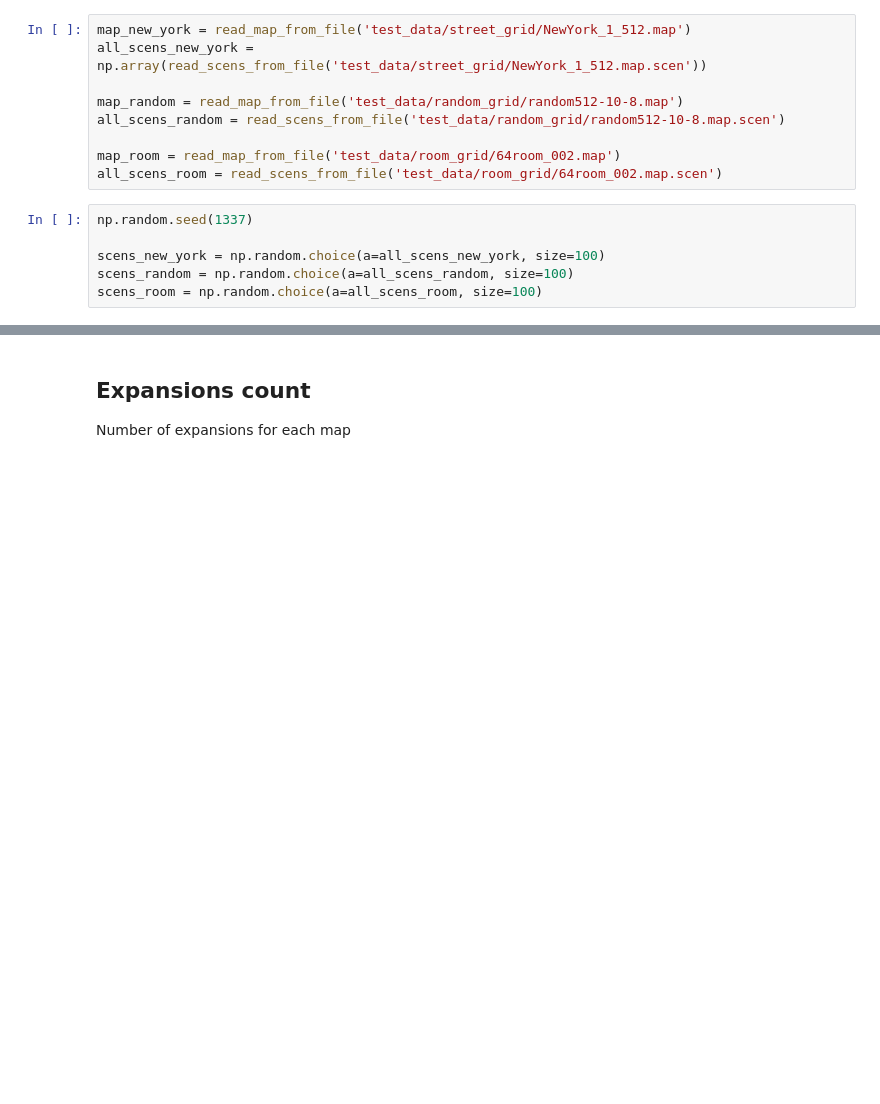
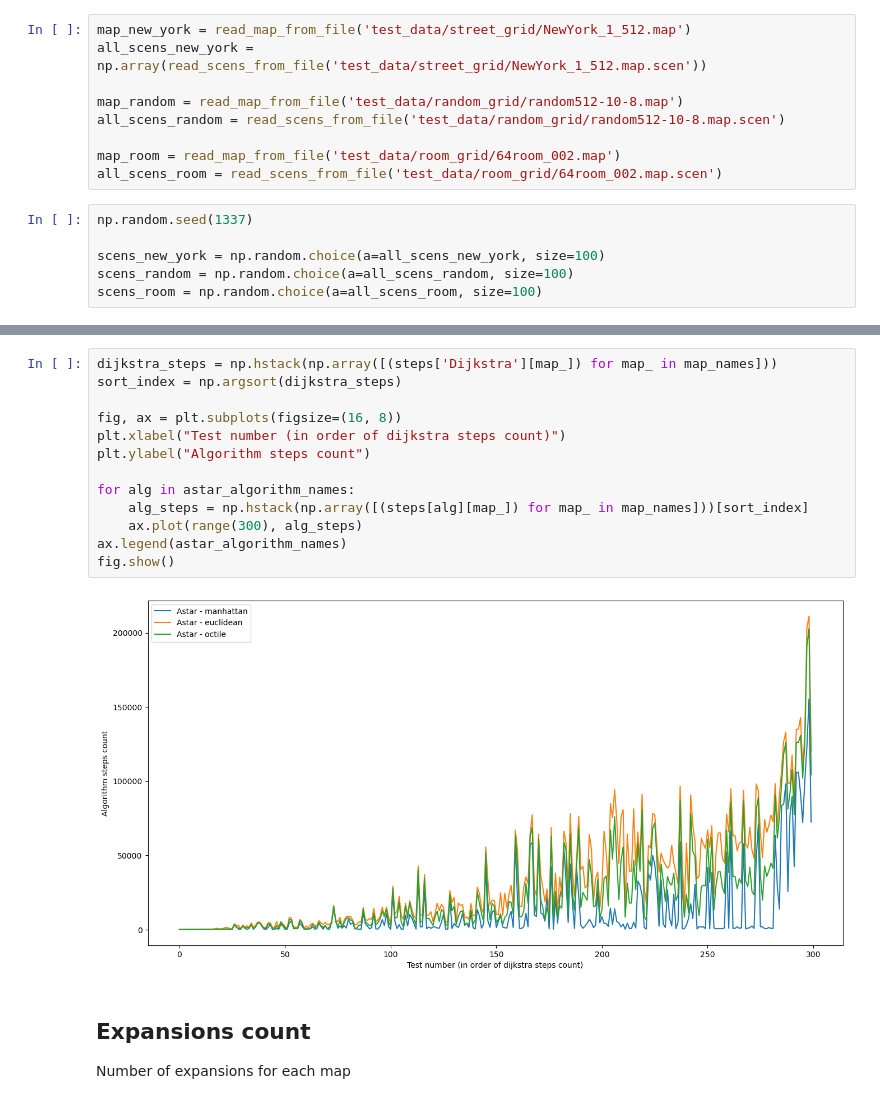
Before and after one commit to nadiaroschina/benchmarking_astar, a Jupyter notebook: lab04-benchmarking.ipynb, the cells around one changed output, grey strips where cells are left out. Saved outputs shown, nothing was run; the diff lists cells and outputs as text; blank space fills up the shorter version.

```diff
--- a/lab04-benchmarking.ipynb
+++ b/lab04-benchmarking.ipynb
@@ -631,3 +624,18 @@ for i, map_name in enumerate(map_names):
+# %%
+dijkstra_steps = np.hstack(np.array([(steps['Dijkstra'][map_]) for map_ in map_names]))
+sort_index = np.argsort(dijkstra_steps)
+
+fig, ax = plt.subplots(figsize=(16, 8))
+plt.xlabel("Test number (in order of dijkstra steps count)")
+plt.ylabel("Algorithm steps count")
+
+for alg in astar_algorithm_names:
+    alg_steps = np.hstack(np.array([(steps[alg][map_]) for map_ in map_names]))[sort_index]
+    ax.plot(range(300), alg_steps)
+ax.legend(astar_algorithm_names)
+fig.show()
+# %% [output]
+[figure, added]
 # %% [markdown]
 ## Expansions count
 
```
Also changed, not shown: parts of 21 cells of this notebook.
